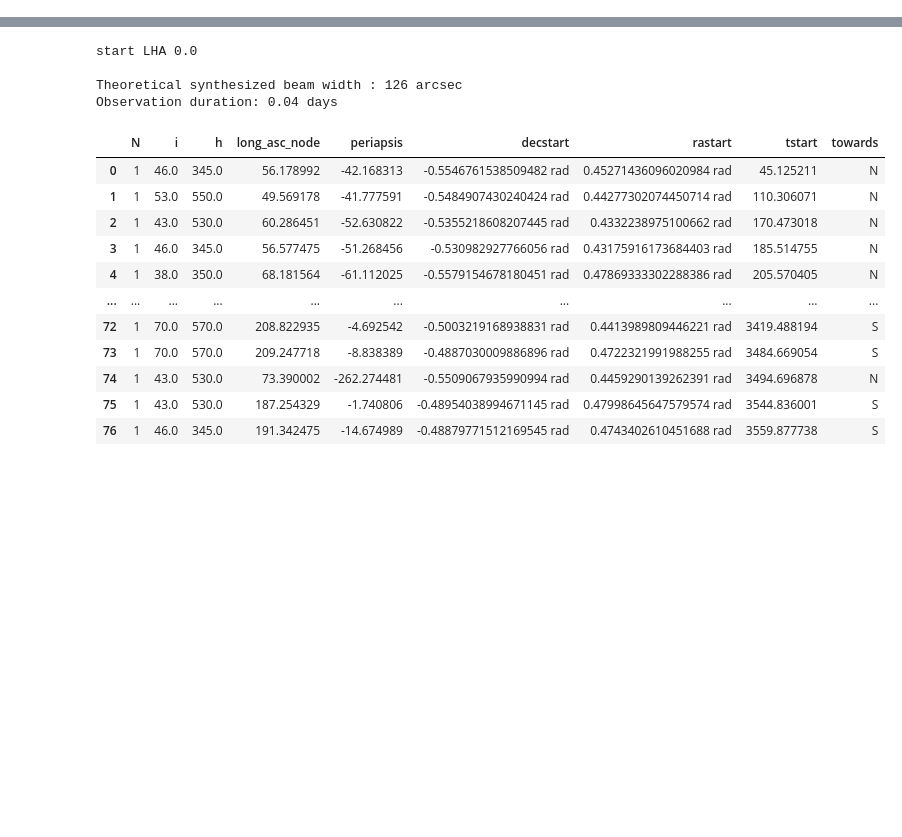
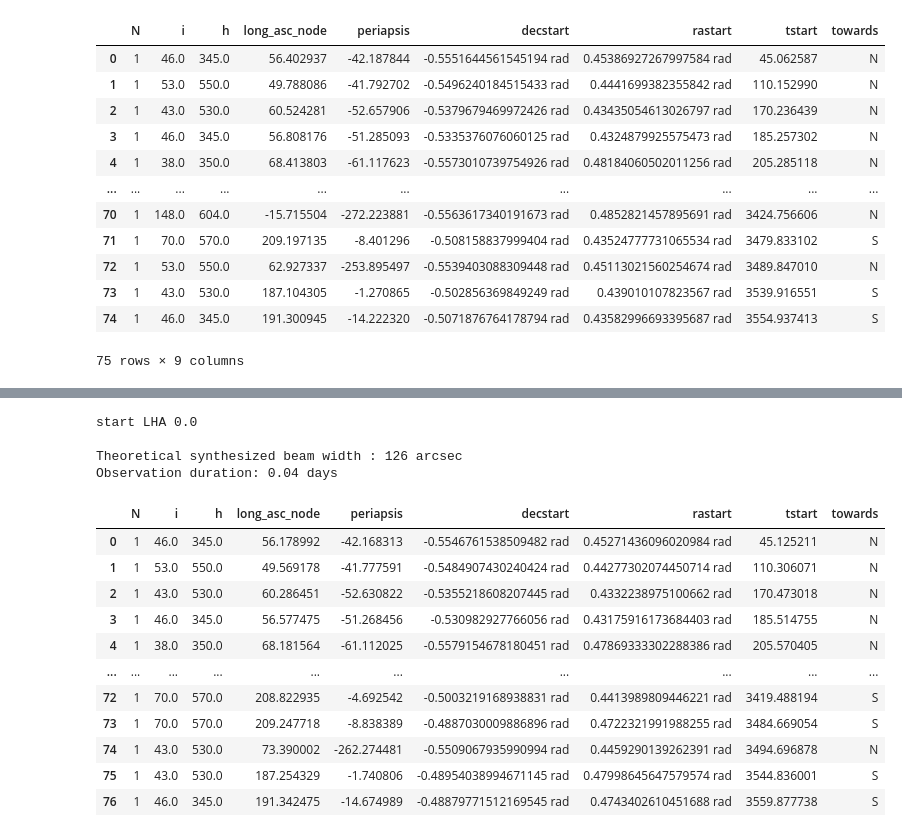
Before and after one commit to nicolas-cerardi/Analytical-Satsky, a Jupyter notebook: notebooks/satellite_sampling.ipynb, the cells around one changed output, grey strips where cells are left out. Saved outputs shown, nothing was run; the diff lists cells and outputs as text; code cells hidden in the pictures; blank space fills up the shorter version.

```diff
--- a/notebooks/satellite_sampling.ipynb
+++ b/notebooks/satellite_sampling.ipynb
@@ -0,0 +44,26 @@
+# %%
+# Constellations and sampling parameters
+satcons_df = load_constellation("starlink_filing1", "starlink_filing2")
+
+Lfov = 4.0 * u.deg       # FoV diameter
+ndec, nra = 1800, 3600   # RA/Dec grid for the initial number of satellites in the FoV
+npoints = 2000           # number of points on the FoV boundary, for the ingress flux
+dt = 5.0 * u.s           # time step of the ingress flux
+
+integral_obs_model = IntegralObsModel(basic_obs, satcons_df, Lfov, t_exp_mjd, obs_init_mjd, ndec, nra, npoints, dt)
+satellite_catalogue = integral_obs_model.sample_satellites(seed=1001)
+satellite_catalogue
+# %% [output]
+|  | N | i | h | long_asc_node | periapsis | decstart | rastart | tstart | towards |
+| 0 | 1 | 46.0 | 345.0 | 56.402937 | -42.187844 | -0.5551644561545194 rad | 0.45386927267997584 rad | 45.062587 | N |
+| 1 | 1 | 53.0 | 550.0 | 49.788086 | -41.792702 | -0.5496240184515433 rad | 0.4441699382355842 rad | 110.152990 | N |
+| 2 | 1 | 43.0 | 530.0 | 60.524281 | -52.657906 | -0.5379679469972426 rad | 0.43435054613026797 rad | 170.236439 | N |
+| 3 | 1 | 46.0 | 345.0 | 56.808176 | -51.285093 | -0.5335376076060125 rad | 0.4324879925575473 rad | 185.257302 | N |
+| 4 | 1 | 38.0 | 350.0 | 68.413803 | -61.117623 | -0.5573010739754926 rad | 0.48184060502011256 rad | 205.285118 | N |
+| ... | ... | ... | ... | ... | ... | ... | ... | ... | ... |
+| 70 | 1 | 148.0 | 604.0 | -15.715504 | -272.223881 | -0.5563617340191673 rad | 0.4852821457895691 rad | 3424.756606 | N |
+| 71 | 1 | 70.0 | 570.0 | 209.197135 | -8.401296 | -0.508158837999404 rad | 0.43524777731065534 rad | 3479.833102 | S |
+| 72 | 1 | 53.0 | 550.0 | 62.927337 | -253.895497 | -0.5539403088309448 rad | 0.45113021560254674 rad | 3489.847010 | N |
+| 73 | 1 | 43.0 | 530.0 | 187.104305 | -1.270865 | -0.502856369849249 rad | 0.439010107823567 rad | 3539.916551 | S |
+| 74 | 1 | 46.0 | 345.0 | 191.300945 | -14.222320 | -0.5071876764178794 rad | 0.43582996693395687 rad | 3554.937413 | S |
+75 rows × 9 columns
```
Also changed, not shown: parts of 7 cells of this notebook, 7 other files.
